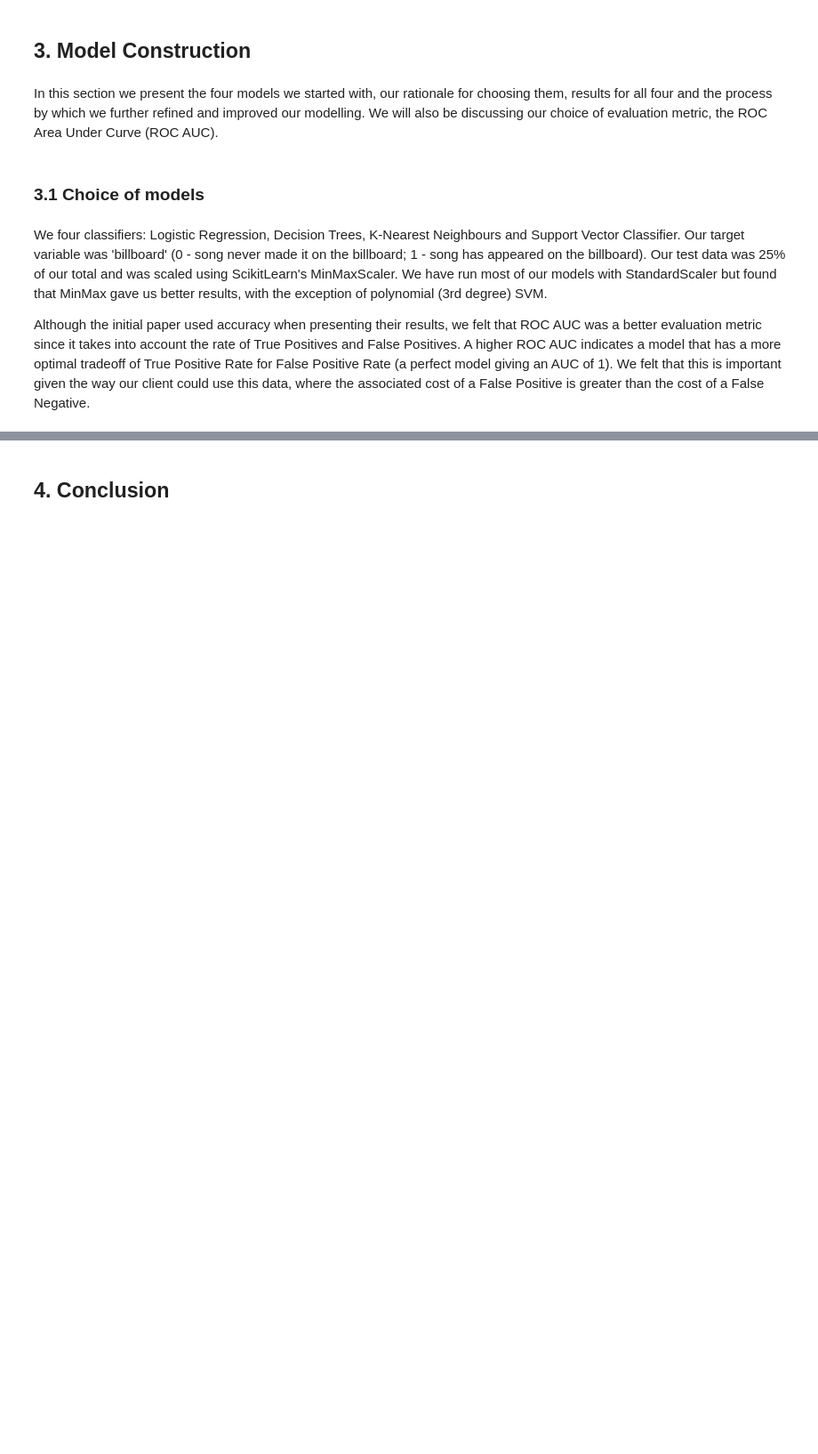
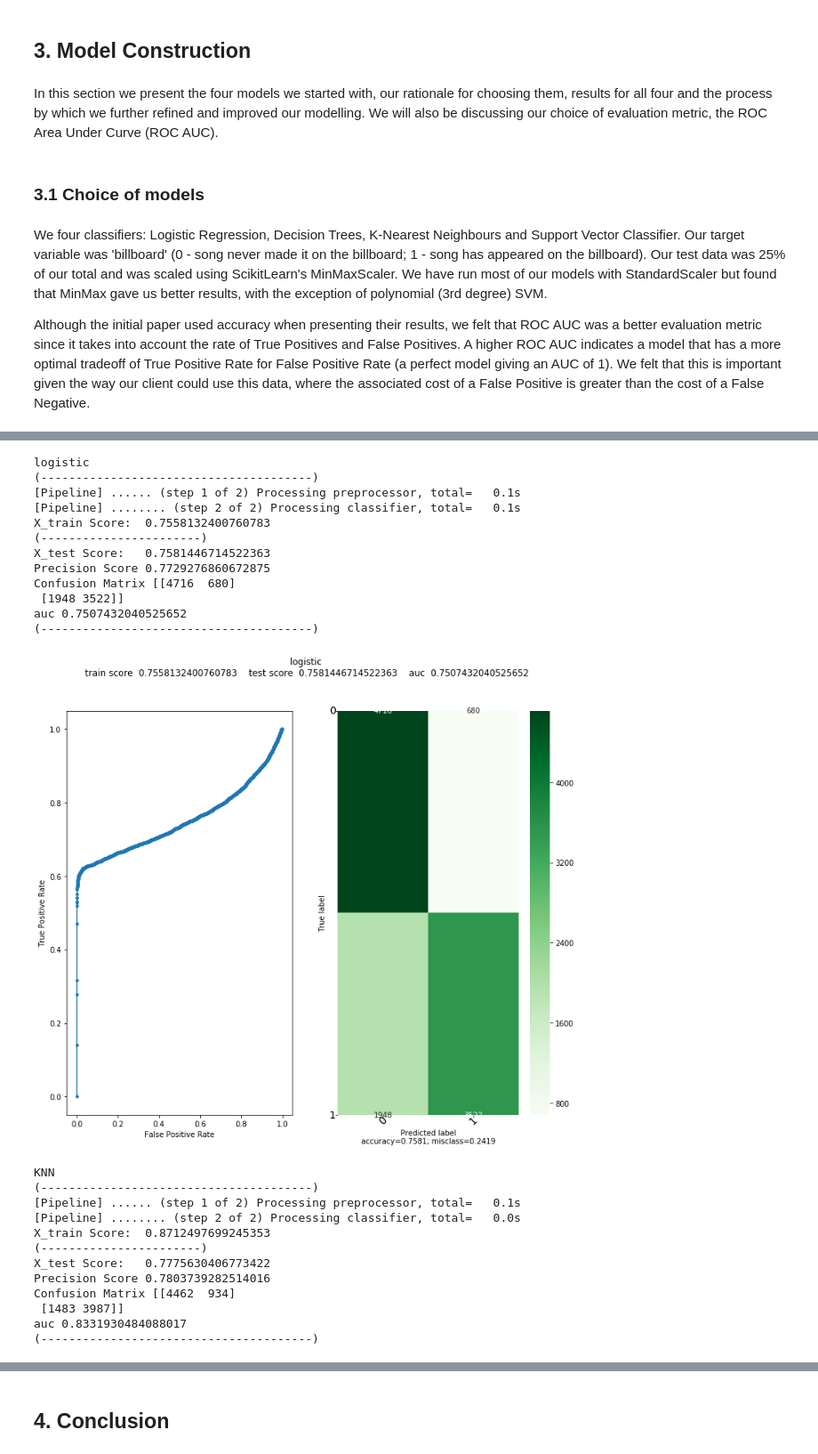
Before and after one commit to Ioana-P/Spotify_Billboard_prediction, a Jupyter notebook: index.ipynb, the cells around one changed output, grey strips where cells are left out. Shown at 89% size. Drawn from its saved outputs; the diff is of its cells as text; code cells hidden in the pictures; blank space fills up the shorter version.

```diff
--- a/index.ipynb
+++ b/index.ipynb
@@ -171,0 +179,8 @@ Below we've included the results for our four initial models and for the ensembl
+# %%
+# loading final dataset
+df = pd.read_csv('class_tracks_final.csv')
+# %%
+# input data
+dfx = df.drop(columns=['Unnamed: 0','track_name','artist_name','track_id', 'billboard','songid', 'weeks on chart', 'peak position'])
+# target data
+dfy = df['billboard']
@@ -171,0 +197,34 @@ Below we've included the results for our four initial models and for the ensembl
+# %%
+# inputting data into our meta-modelling function,which calls all four basic classifier models
+# plus the Random Forest and Voting Classifer;
+# The function performs a train-test split on our data, scales it and then runs it through a
+model_lst = ['logistic','KNN', 'poly-SVM', 'SVM', 'DecisionTree', 'randomforest', 'voting']
+
+for model in model_lst:
+    lib.model_pipe(x=dfx, y=dfy, model=model, scaler='minmax', cv_num=5, test_size=.25)
+# %% [output]
+logistic
+(---------------------------------------)
+[Pipeline] ...... (step 1 of 2) Processing preprocessor, total=   0.1s
+[Pipeline] ........ (step 2 of 2) Processing classifier, total=   0.1s
+X_train Score:  0.7558132400760783
+(-----------------------)
+X_test Score:   0.7581446714522363
+Precision Score 0.7729276860672875
+Confusion Matrix [[4716  680]
+ [1948 3522]]
+auc 0.7507432040525652
+(---------------------------------------)
+[figure, added]
+KNN
+(---------------------------------------)
+[Pipeline] ...... (step 1 of 2) Processing preprocessor, total=   0.1s
+[Pipeline] ........ (step 2 of 2) Processing classifier, total=   0.0s
+X_train Score:  0.8712497699245353
+(-----------------------)
+X_test Score:   0.7775630406773422
+Precision Score 0.7803739282514016
+Confusion Matrix [[4462  934]
+ [1483 3987]]
+auc 0.8331930484088017
+(---------------------------------------)
```
Also changed, not shown: parts of 26 cells of this notebook, 1 other file.
